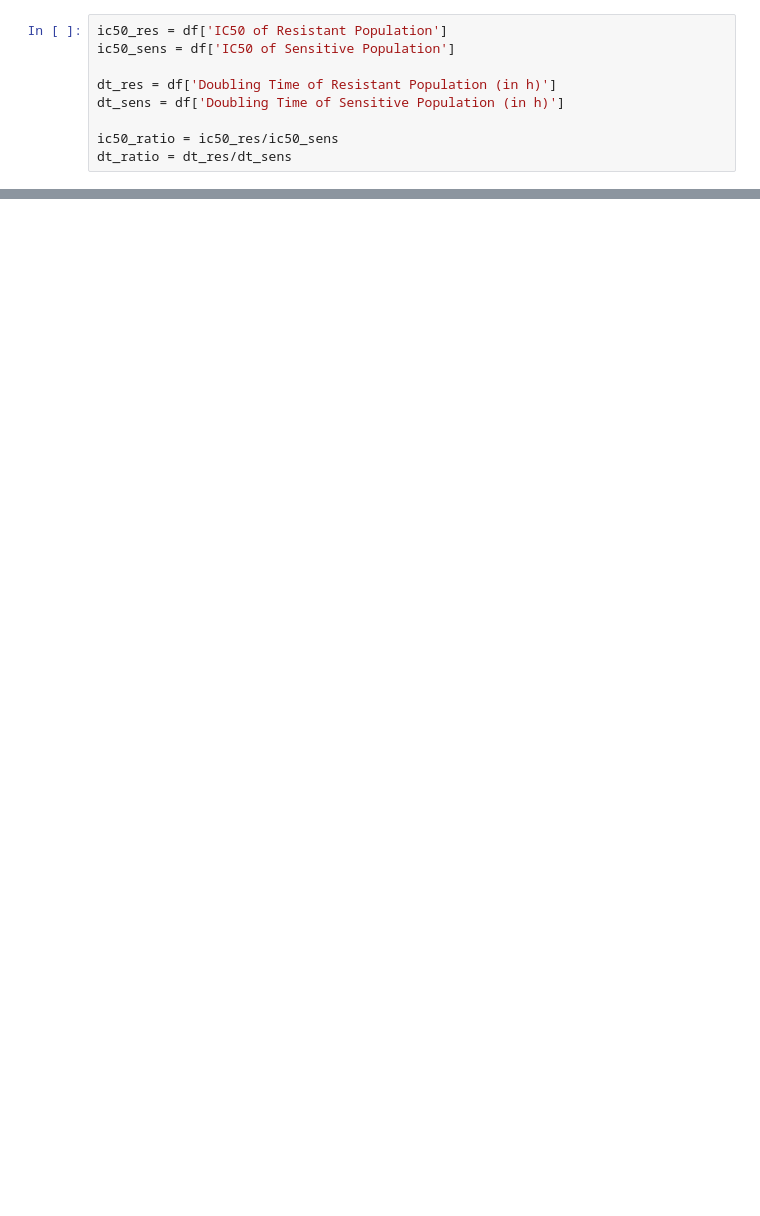
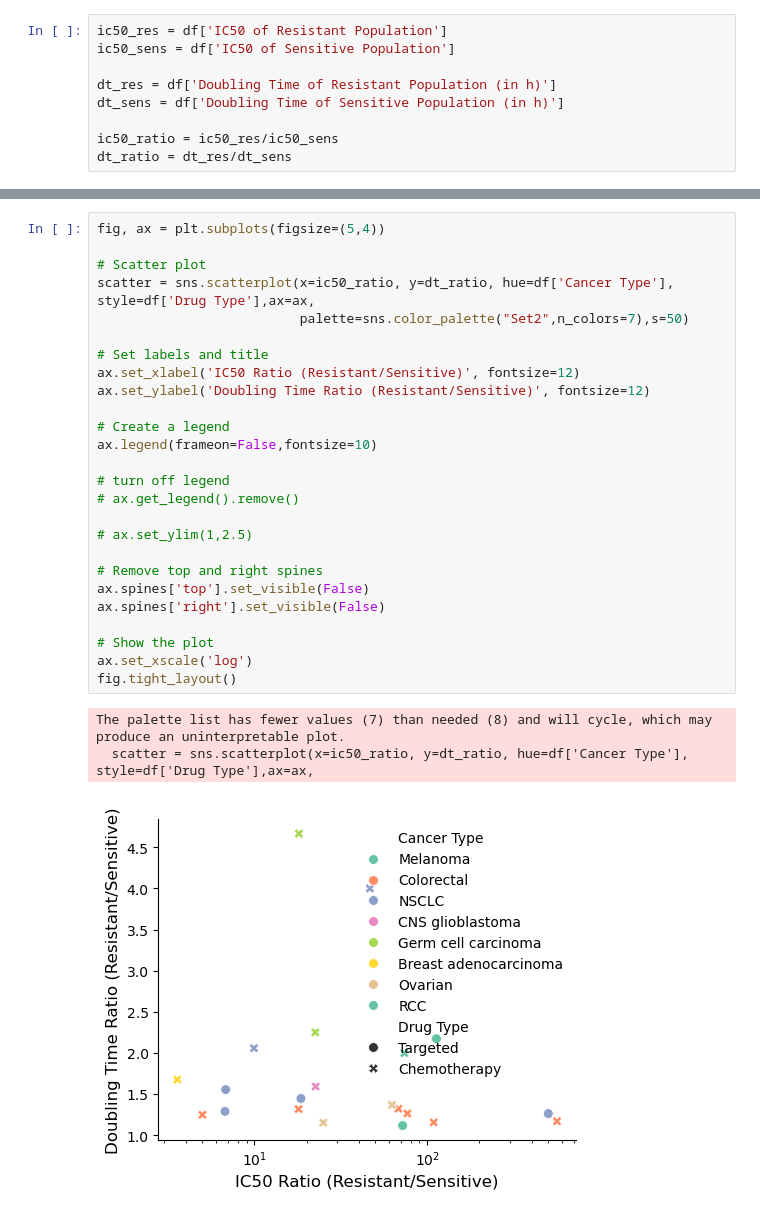
Before and after one commit to eshanking/cancer_fitness_costs, a Jupyter notebook: summary_figs.ipynb, the cells around one changed output, grey strips where cells are left out. Drawn from its saved outputs; the diff is of its cells as text; blank space fills up the shorter version.

```diff
--- a/summary_figs.ipynb
+++ b/summary_figs.ipynb
@@ -83,0 +166,30 @@ dtype: float64
+# %%
+fig, ax = plt.subplots(figsize=(5,4))
+
+# Scatter plot
+scatter = sns.scatterplot(x=ic50_ratio, y=dt_ratio, hue=df['Cancer Type'], style=df['Drug Type'],ax=ax,
+                          palette=sns.color_palette("Set2",n_colors=7),s=50)
+
+# Set labels and title
+ax.set_xlabel('IC50 Ratio (Resistant/Sensitive)', fontsize=12)
+ax.set_ylabel('Doubling Time Ratio (Resistant/Sensitive)', fontsize=12)
+
+# Create a legend
+ax.legend(frameon=False,fontsize=10)
+
+# turn off legend
+# ax.get_legend().remove()
+
+# ax.set_ylim(1,2.5)
+
+# Remove top and right spines
+ax.spines['top'].set_visible(False)
+ax.spines['right'].set_visible(False)
+
+# Show the plot
+ax.set_xscale('log')
+fig.tight_layout()
+# %% [output]
+The palette list has fewer values (7) than needed (8) and will cycle, which may produce an uninterpretable plot.
+  scatter = sns.scatterplot(x=ic50_ratio, y=dt_ratio, hue=df['Cancer Type'], style=df['Drug Type'],ax=ax,
+[figure, added]
```
Also changed, not shown: parts of 12 cells of this notebook, 2 other files.
